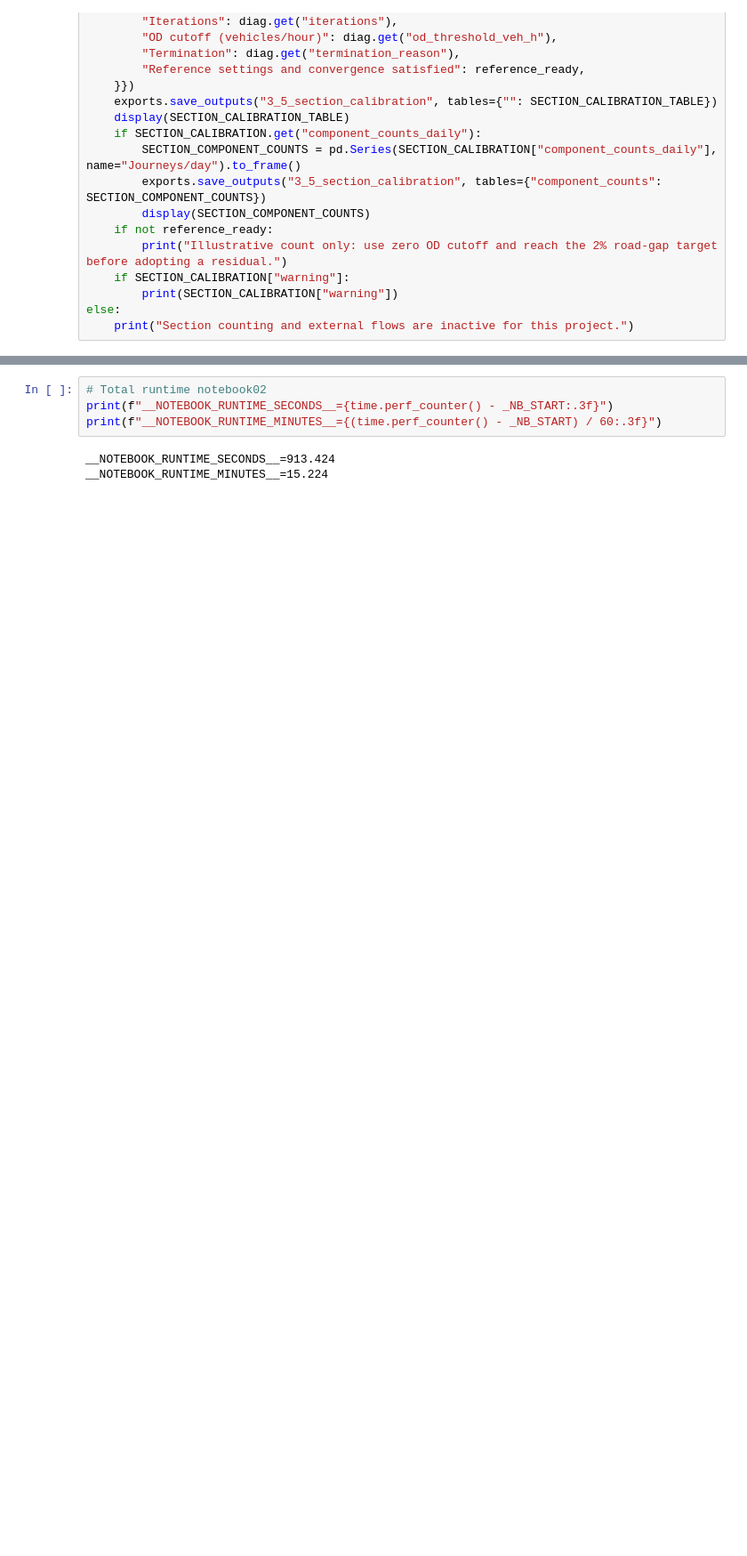
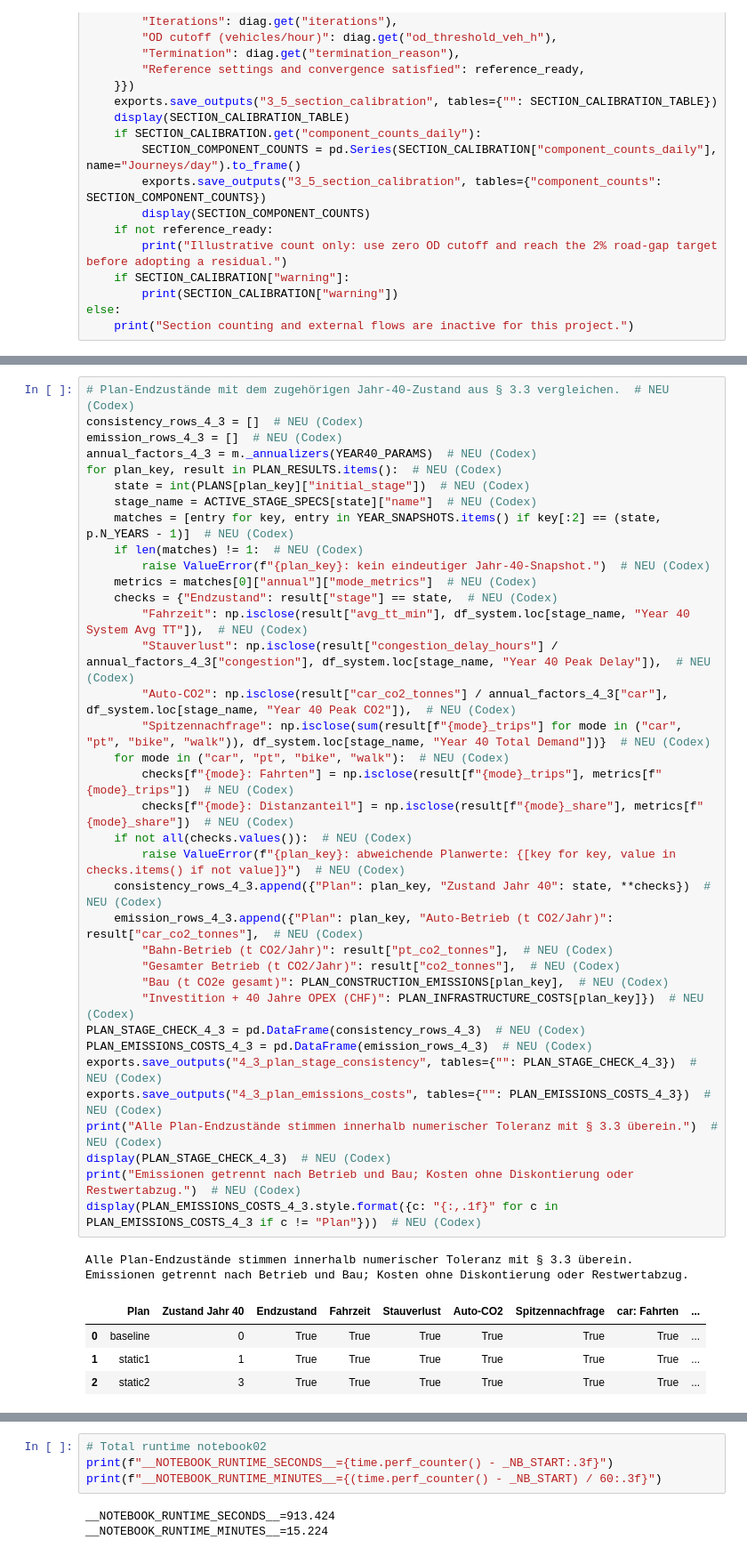
Before and after one commit to dmaure-ETHZ/IP-HS26-MehrSpur-CaseStudy-Domanyi-Londis-Maurer, a Jupyter notebook: notebooks/02_system_modeling.ipynb, the cells around one changed output, grey strips where cells are left out. Shown at 89% size. Drawn from its saved outputs; the diff is of its cells as text; blank space fills up the shorter version.

```diff
--- a/notebooks/02_system_modeling.ipynb
+++ b/notebooks/02_system_modeling.ipynb
@@ -3324,0 +3531,43 @@ Using Year 40 state: Static 2 — Stations + tunnel from Year 1...
+# %%
+# Plan-Endzustände mit dem zugehörigen Jahr-40-Zustand aus § 3.3 vergleichen.  # NEU (Codex)
+consistency_rows_4_3 = []  # NEU (Codex)
+emission_rows_4_3 = []  # NEU (Codex)
+annual_factors_4_3 = m._annualizers(YEAR40_PARAMS)  # NEU (Codex)
+for plan_key, result in PLAN_RESULTS.items():  # NEU (Codex)
+    state = int(PLANS[plan_key]["initial_stage"])  # NEU (Codex)
+    stage_name = ACTIVE_STAGE_SPECS[state]["name"]  # NEU (Codex)
+    matches = [entry for key, entry in YEAR_SNAPSHOTS.items() if key[:2] == (state, p.N_YEARS - 1)]  # NEU (Codex)
+    if len(matches) != 1:  # NEU (Codex)
+        raise ValueError(f"{plan_key}: kein eindeutiger Jahr-40-Snapshot.")  # NEU (Codex)
+    metrics = matches[0]["annual"]["mode_metrics"]  # NEU (Codex)
+    checks = {"Endzustand": result["stage"] == state,  # NEU (Codex)
+        "Fahrzeit": np.isclose(result["avg_tt_min"], df_system.loc[stage_name, "Year 40 System Avg TT"]),  # NEU (Codex)
+        "Stauverlust": np.isclose(result["congestion_delay_hours"] / annual_factors_4_3["congestion"], df_system.loc[stage_name, "Year 40 Peak Delay"]),  # NEU (Codex)
+        "Auto-CO2": np.isclose(result["car_co2_tonnes"] / annual_factors_4_3["car"], df_system.loc[stage_name, "Year 40 Peak CO2"]),  # NEU (Codex)
+        "Spitzennachfrage": np.isclose(sum(result[f"{mode}_trips"] for mode in ("car", "pt", "bike", "walk")), df_system.loc[stage_name, "Year 40 Total Demand"])}  # NEU (Codex)
+    for mode in ("car", "pt", "bike", "walk"):  # NEU (Codex)
+        checks[f"{mode}: Fahrten"] = np.isclose(result[f"{mode}_trips"], metrics[f"{mode}_trips"])  # NEU (Codex)
+        checks[f"{mode}: Distanzanteil"] = np.isclose(result[f"{mode}_share"], metrics[f"{mode}_share"])  # NEU (Codex)
+    if not all(checks.values()):  # NEU (Codex)
+        raise ValueError(f"{plan_key}: abweichende Planwerte: {[key for key, value in checks.items() if not value]}")  # NEU (Codex)
+    consistency_rows_4_3.append({"Plan": plan_key, "Zustand Jahr 40": state, **checks})  # NEU (Codex)
+    emission_rows_4_3.append({"Plan": plan_key, "Auto-Betrieb (t CO2/Jahr)": result["car_co2_tonnes"],  # NEU (Codex)
+        "Bahn-Betrieb (t CO2/Jahr)": result["pt_co2_tonnes"],  # NEU (Codex)
+        "Gesamter Betrieb (t CO2/Jahr)": result["co2_tonnes"],  # NEU (Codex)
+        "Bau (t CO2e gesamt)": PLAN_CONSTRUCTION_EMISSIONS[plan_key],  # NEU (Codex)
+        "Investition + 40 Jahre OPEX (CHF)": PLAN_INFRASTRUCTURE_COSTS[plan_key]})  # NEU (Codex)
+PLAN_STAGE_CHECK_4_3 = pd.DataFrame(consistency_rows_4_3)  # NEU (Codex)
+PLAN_EMISSIONS_COSTS_4_3 = pd.DataFrame(emission_rows_4_3)  # NEU (Codex)
+exports.save_outputs("4_3_plan_stage_consistency", tables={"": PLAN_STAGE_CHECK_4_3})  # NEU (Codex)
+exports.save_outputs("4_3_plan_emissions_costs", tables={"": PLAN_EMISSIONS_COSTS_4_3})  # NEU (Codex)
+print("Alle Plan-Endzustände stimmen innerhalb numerischer Toleranz mit § 3.3 überein.")  # NEU (Codex)
+display(PLAN_STAGE_CHECK_4_3)  # NEU (Codex)
+print("Emissionen getrennt nach Betrieb und Bau; Kosten ohne Diskontierung oder Restwertabzug.")  # NEU (Codex)
+display(PLAN_EMISSIONS_COSTS_4_3.style.format({c: "{:,.1f}" for c in PLAN_EMISSIONS_COSTS_4_3 if c != "Plan"}))  # NEU (Codex)
+# %% [output]
+Alle Plan-Endzustände stimmen innerhalb numerischer Toleranz mit § 3.3 überein.
+Emissionen getrennt nach Betrieb und Bau; Kosten ohne Diskontierung oder Restwertabzug.
+|  | Plan | Zustand Jahr 40 | Endzustand | Fahrzeit | Stauverlust | Auto-CO2 | Spitzennachfrage | car: Fahrten | ... |
+| 0 | baseline | 0 | True | True | True | True | True | True | ... |
+| 1 | static1 | 1 | True | True | True | True | True | True | ... |
+| 2 | static2 | 3 | True | True | True | True | True | True | ... |
```
Also changed, not shown: parts of 17 cells of this notebook, 1 other file.
